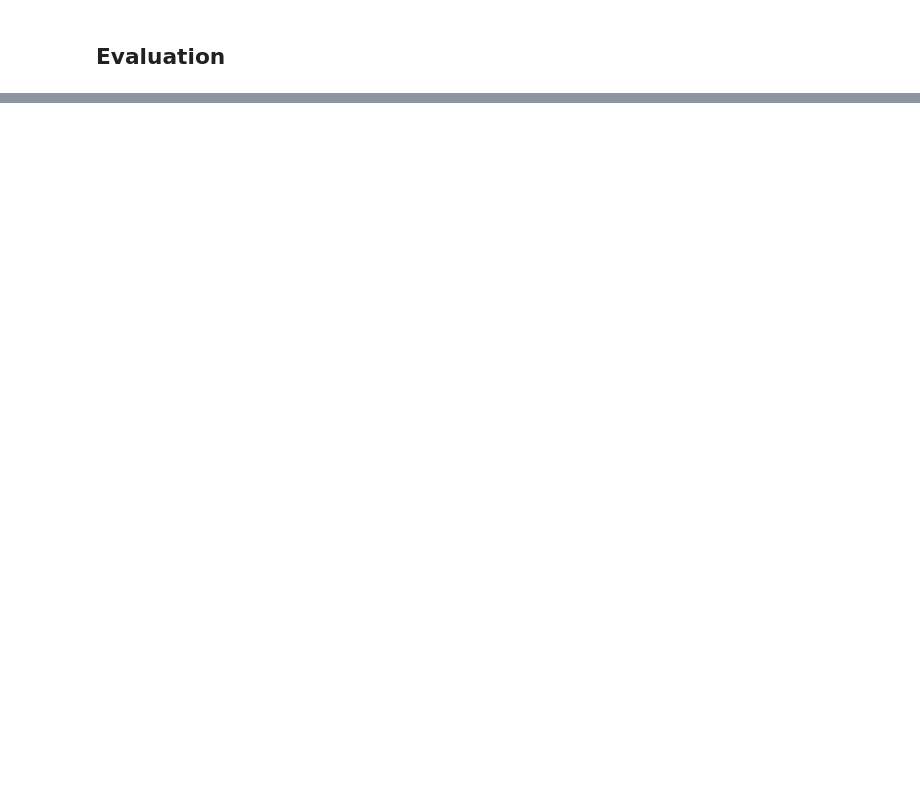
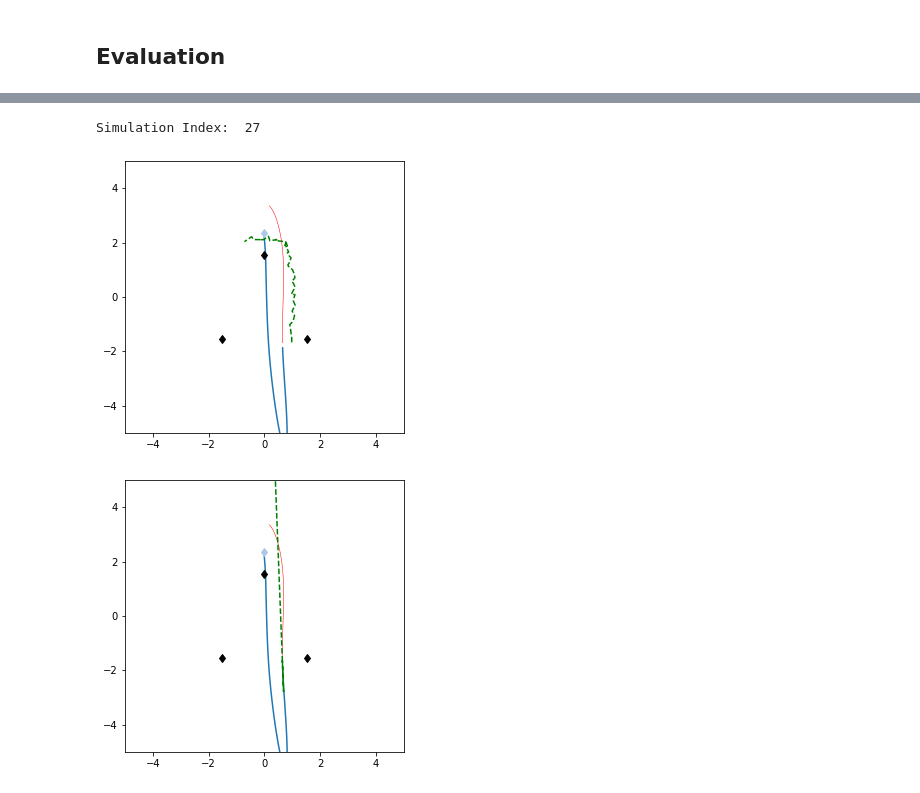
Before and after one commit to thomcrielaard/2AMM10-assignment-3, a Jupyter notebook: a3_skeleton.ipynb, the cells around one changed output, grey strips where cells are left out. Cells and saved outputs as stored; diff of their text form; code cells hidden in the pictures; blank space fills up the shorter version.

Commit message:
Added experiment with linear extrapolation

```diff
--- a/a3_skeleton.ipynb
+++ b/a3_skeleton.ipynb
@@ -635,0 +641,48 @@ plot_example(initial_trajectory.cpu().detach().numpy(), expected_trajectory.cpu(
+# %%
+# Linear baseline extrapolation
+sim_index = random.randint(0, 99)
+
+lstm.eval()
+
+print('Simulation Index: ', sim_index)
+
+# Get a random simulation sample
+initial_trajectory = simulations_test_3_2[sim_index]
+expected_trajectory = simulations_continued_test_3_2[sim_index]
+expected_trajectory_len = len(expected_trajectory)
+
+h_n = torch.randn(1, hidden_dim).type(torch.FloatTensor).cuda()
+c_n = torch.randn(1, hidden_dim).type(torch.FloatTensor).cuda()
+
+with torch.no_grad():
+    output, hidden, cell = lstm(initial_trajectory, h_n, c_n)
+    output = output[range(expected_trajectory_len)]
+
+    average_error = expected_trajectory - output
+    average_error = average_error.cpu().detach().numpy()
+
+# Get last two datapoints of the initial trajectory
+second_last_position = initial_trajectory[-2].cpu().detach().numpy()
+last_position = initial_trajectory[-1].cpu().detach().numpy()
+data = np.array([list(second_last_position), list(last_position)])
+
+# Linear fit (use parameter 1 at the end to indicate linear fit)
+fit = np.polyfit(data[:,0], data[:,1], 1)
+line = np.poly1d(fit)
+
+points = expected_trajectory[:,0].cpu().detach().numpy()
+extrapolated_y = line(points)
+
+extrapolated_trajectory = np.empty((expected_trajectory_len, 2))
+for i in range(expected_trajectory_len):
+    extrapolated_trajectory[i] = [points[i], extrapolated_y[i]]
+
+# Plot trajectory
+plot_example(initial_trajectory.cpu().detach().numpy(), expected_trajectory.cpu().detach().numpy(), output.cpu().detach().numpy())
+
+# Plot extrapolation trajectory
+plot_example(initial_trajectory.cpu().detach().numpy(), expected_trajectory.cpu().detach().numpy(), extrapolated_trajectory)
+# %% [output]
+Simulation Index:  27
+[figure, added]
+[figure, added]
```
Also changed, not shown: parts of 4 cells of this notebook.
